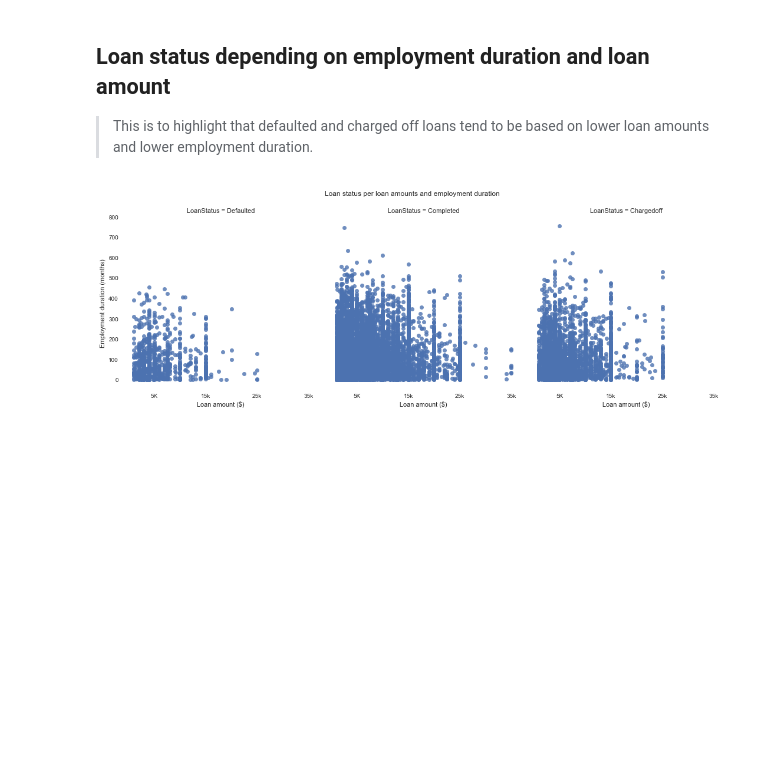
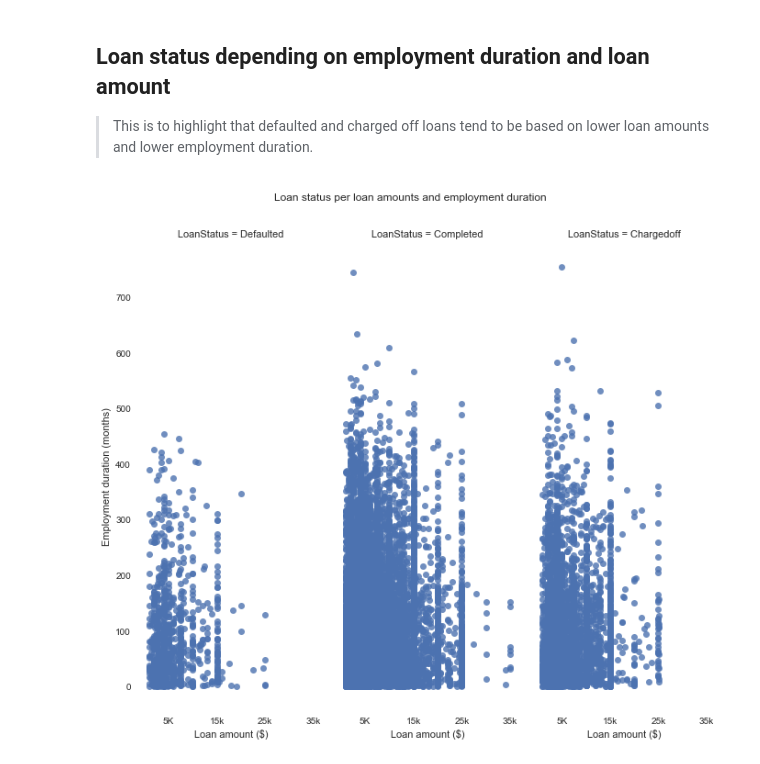
Before and after one commit to vinzgit/Prosper_loans, a Jupyter notebook: slide_deck_Prosper.ipynb, the cells around one changed output. Drawn from its saved outputs; the diff is of its cells as text; code cells hidden in the pictures; blank space fills up the shorter version.

```diff
--- a/slide_deck_Prosper.ipynb
+++ b/slide_deck_Prosper.ipynb
@@ -117,15 +121,15 @@ plt.show()
 # %%
 # Relationship loan amount and employment duration with the loan status
 loan_breakdown = loan_clean[loan_clean['LoanStatus'].isin(['Defaulted','Chargedoff','Completed'])]
 samples = loan_clean.sample(n=300)
-g = sb.FacetGrid(data = loan_breakdown, col='LoanStatus', size=5, aspect=1)
+g = sb.FacetGrid(data = loan_breakdown, col='LoanStatus', size=8, aspect=0.4)
 g = g.map(sb.regplot, 'LoanOriginalAmount', 'EmploymentStatusDuration', x_jitter=1, fit_reg=False)
 for i in range(3):
     g.axes[0,i].set_xlabel('Loan amount ($)')
     g.axes[0,i].set_facecolor('white')
     g.axes[0,i].grid (b=None)
 g.axes[0,0].set_ylabel('Employment duration (months)')
 g.fig.suptitle("Loan status per loan amounts and employment duration", y=1.05)
 g.set(xticks=[5000, 15000, 25000, 35000], xticklabels=['5K', '15k', '25k', '35k']);
 # %% [output]
-[figure, old version]
+[figure, new version]
```
Also changed, not shown: parts of 3 cells of this notebook.
